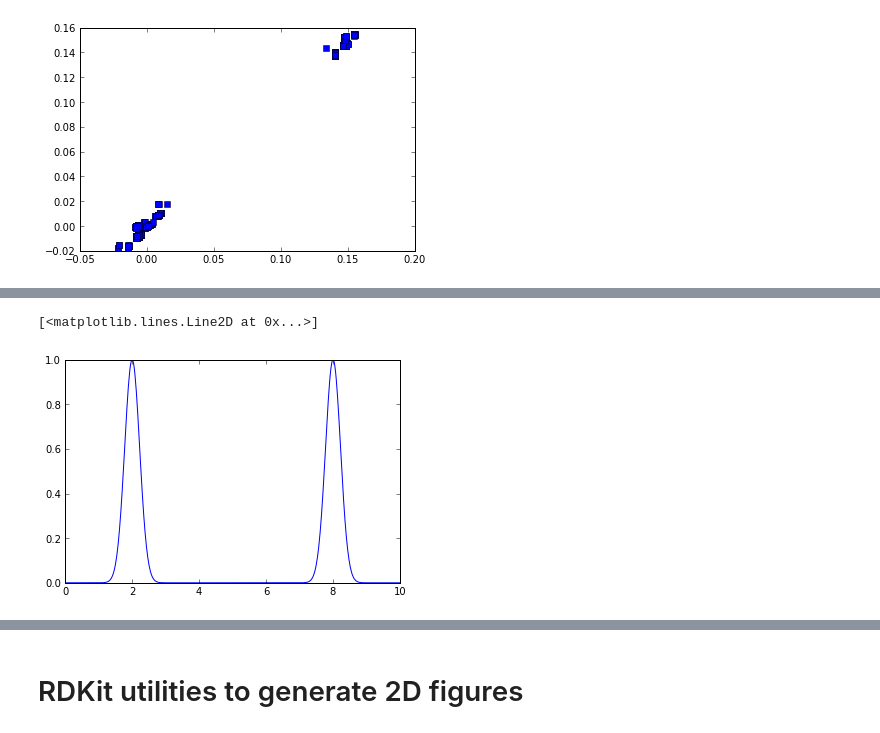
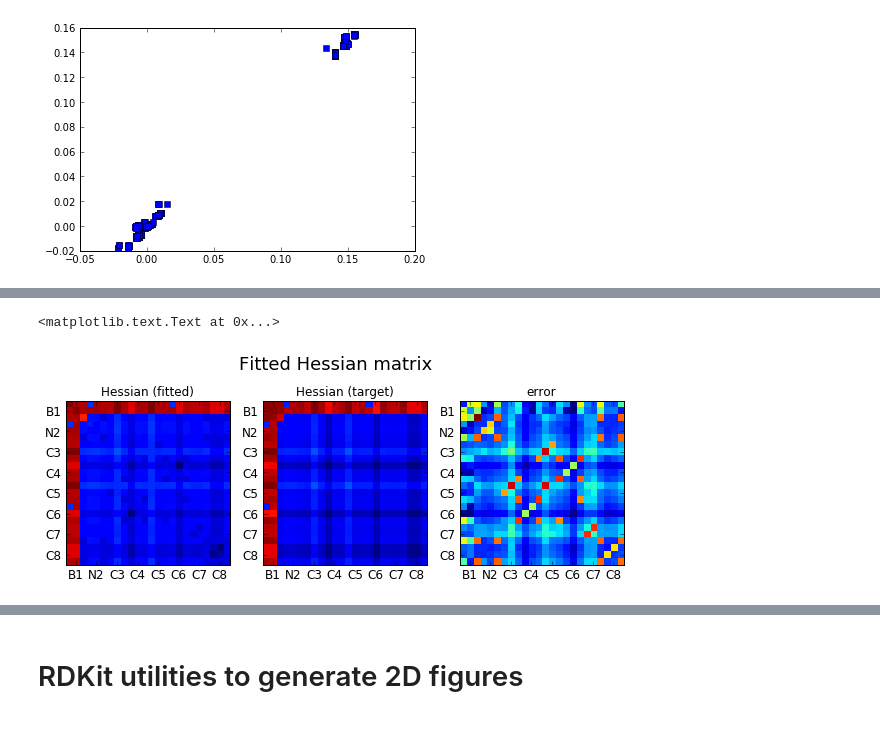
Before and after one commit to SamKChang/phononic_Tc_20170712, a Jupyter notebook: 01_finiteDifferenceTest/structure_test.ipynb, the cells around one changed output, grey strips where cells are left out. Cells and saved outputs as stored; diff of their text form; code cells hidden in the pictures.

```diff
--- a/01_finiteDifferenceTest/structure_test.ipynb
+++ b/01_finiteDifferenceTest/structure_test.ipynb
@@ -587,13 +615,16 @@ ax3.set_title(r'error')
-# %%
-signal = np.array([2,8])
-sigma = 0.1
-x = np.linspace(0, 10, 500)
-
-plt.figure()
-plt.plot(x, y)
-# %% [output]
-[<matplotlib.lines.Line2D at 0x...>]
-[figure, removed]
+# %%
+fig, [ax1, ax2, ax3] = plt.subplots(1, 3, figsize=(10, 3))
+Hessian_fit = Hessian_from_list(dE_BN1_fit)
+Hessian_plot(Hessian_fit, ax=ax1, atom_labels = BN1_labels)
+Hessian_plot(Hessians_tar[0],ax=ax2,atom_labels = BN1_labels)
+Hessian_plot(Hessians_tar[0] - Hessian_fit, ax=ax3, atom_labels = BN1_labels)
+ax1.set_title(r'Hessian (fitted)')
+ax2.set_title(r'Hessian (target)')
+ax3.set_title(r'error')
+fig.suptitle("Fitted Hessian matrix", y=1.1, fontsize=18)
+# %% [output]
+<matplotlib.text.Text at 0x...>
+[figure, added]
 # %%
 W_tar, V_tar = np.linalg.eigh(Hessians_tar[0])
 W_fit, V_fit = np.linalg.eigh(Hessian_fit)
```
Also changed, not shown: parts of 7 cells of this notebook.
